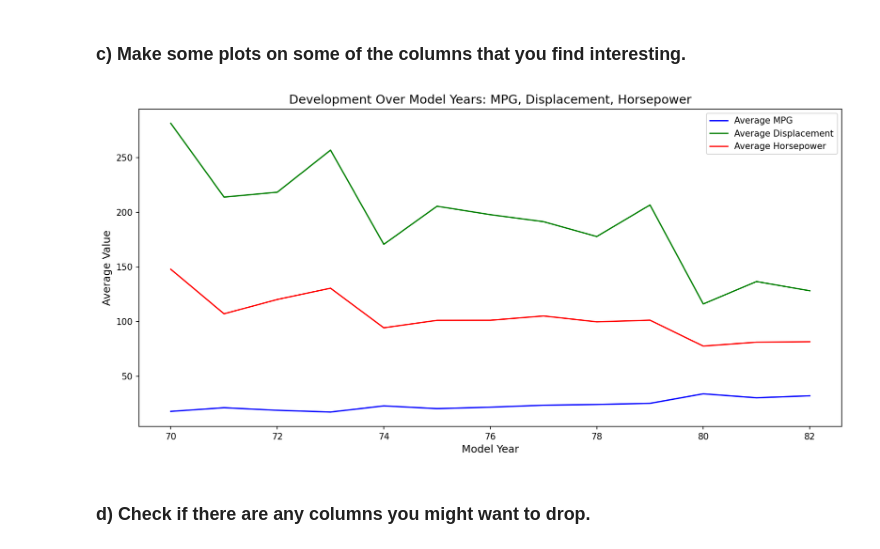
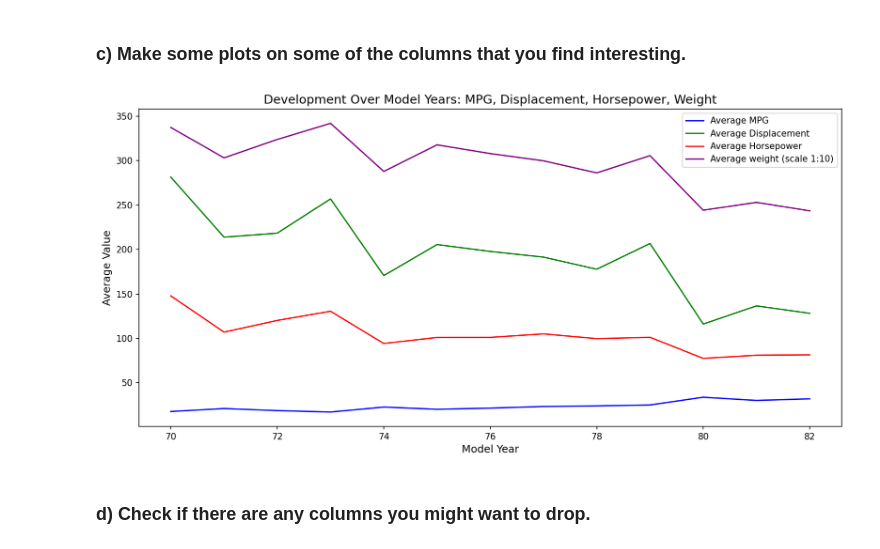
Before and after one commit to StefanLundberg77/ai_engineering_stefan_lundberg, a Jupyter notebook: exercises/exercise_1/0_eda.ipynb, the cells around one changed output. Cells and saved outputs as stored; diff of their text form; code cells hidden in the pictures.

Commit message:
scaled weight

```diff
--- a/exercises/exercise_1/0_eda.ipynb
+++ b/exercises/exercise_1/0_eda.ipynb
@@ -101,19 +101,22 @@ df_filtered.describe().T.drop("count", axis=1)
 # %%
 import matplotlib.pyplot as plt
 
 df_grouped = df_filtered.groupby("model_year").mean().reset_index()
 
+df_scaled_weight = df_grouped["weight"]/10 # for easier view in regards to other features
+
 fig, ax = plt.subplots(figsize=(12, 6), dpi=150)
 plt.plot(df_grouped["model_year"], df_grouped["mpg"], label="Average MPG", color="blue")
 plt.plot(df_grouped["model_year"], df_grouped["displacement"], label="Average Displacement", color="green")
 plt.plot(df_grouped["model_year"], df_grouped["horsepower"], label="Average Horsepower", color="red")
+plt.plot(df_grouped["model_year"], df_scaled_weight, label="Average weight (scale 1:10)", color="purple")
 # Add labels and title
 plt.xlabel("Model Year", fontsize=12)
 plt.ylabel("Average Value", fontsize=12)
-plt.title("Development Over Model Years: MPG, Displacement, Horsepower", fontsize=14)
+plt.title("Development Over Model Years: MPG, Displacement, Horsepower, Weight", fontsize=14)
 plt.legend()
 plt.tight_layout()
 # %% [output]
-[figure, old version]
+[figure, new version]
 # %% [markdown]
 ### d) Check if there are any columns you might want to drop.
```
